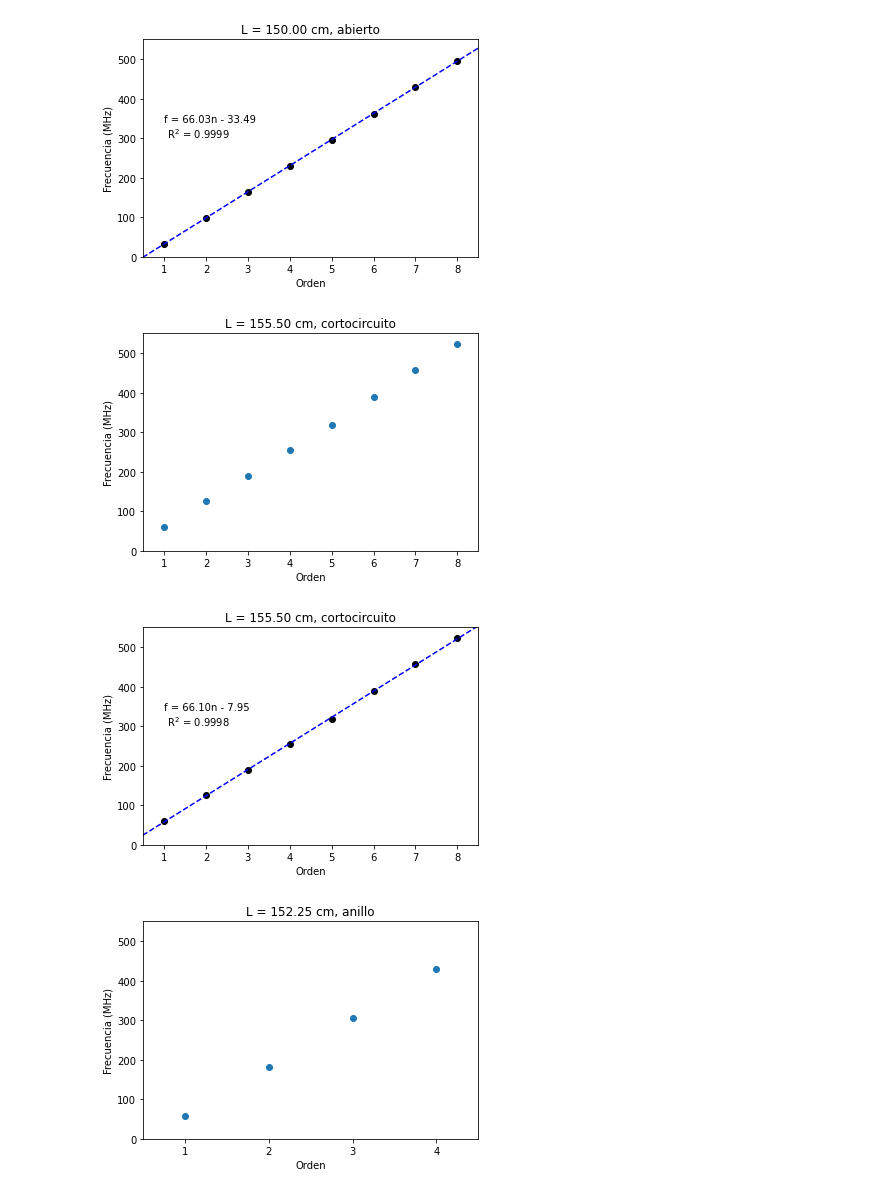
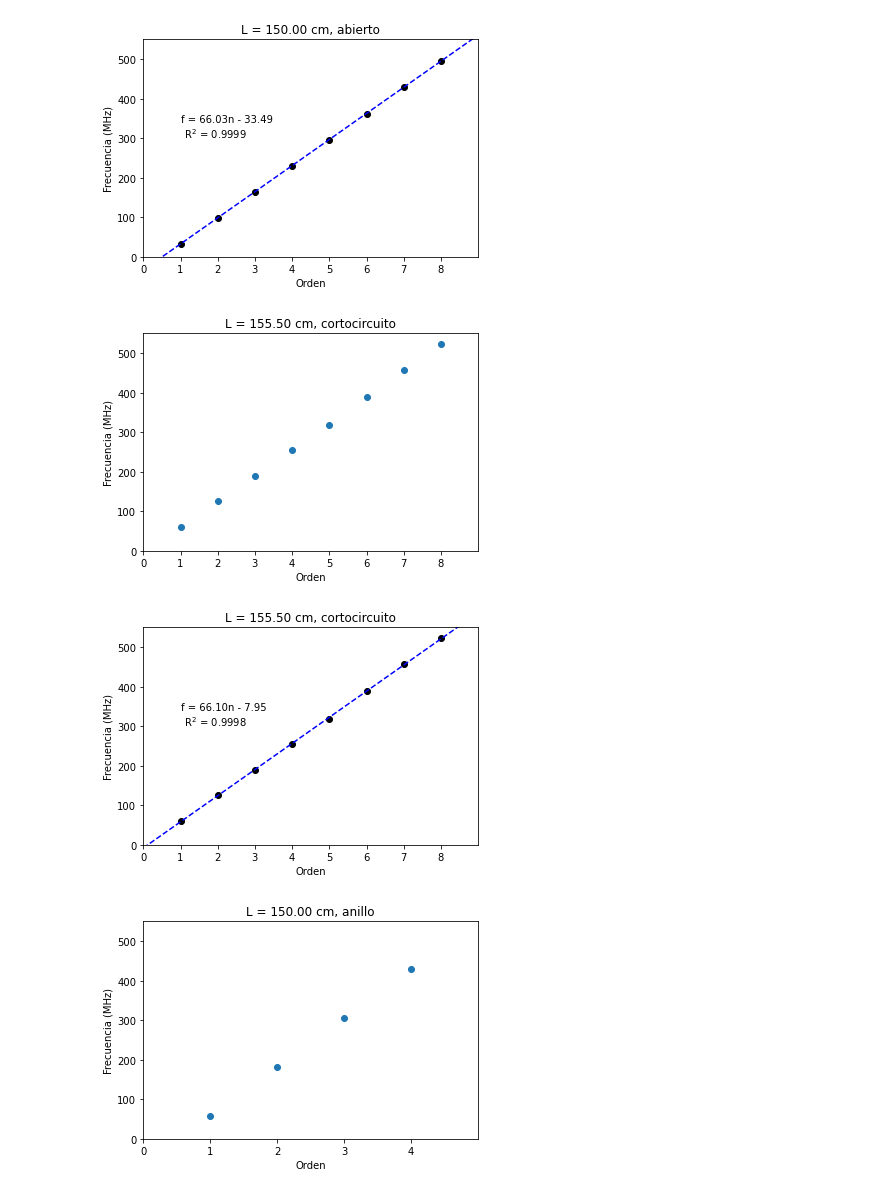
Before and after one commit to franceba3/PLIII, a Jupyter notebook: LEM12/ResonanciaOndasEM/plot.ipynb, the cells around one changed output. Saved outputs shown, nothing was run; the diff lists cells and outputs as text; code cells hidden in the pictures.

```diff
--- a/LEM12/ResonanciaOndasEM/plot.ipynb
+++ b/LEM12/ResonanciaOndasEM/plot.ipynb
@@ -11,11 +11,11 @@ def linest(y, i, tit):
     plt.figure(i + 7)
     plt.plot(x, y, 'ko', list(range(len(y) + 2)), m * np.asarray(list(range(len(y) + 2))) + b, '--b')
     plt.title(tit)
-    plt.xticks(list(range(len(y) + 1))[1:])
+    plt.xticks(list(range(len(y) + 1)))
     plt.ylabel("Frecuencia (MHz)")
     plt.xlabel("Orden")
     plt.ylim(0, 550)
-    plt.xlim(0.5, len(y) + 0.5)
+    plt.xlim(0, len(y) + 1)
     r = 0.9998 if i == 1 else 0.9999
     txt = "f = " + str(format(round(m, 2), '.2f')) + "n - " + str(abs(round(b, 2))) + "\n R$^2$ = " + str(r)
     plt.text(1, 300, txt)
@@ -27,12 +27,12 @@ for i in range(0, 6):
     plt.figure(i + 1)
     plt.plot(list(range(len(y) + 1))[1:], y, "o")
     plt.ylim(0, 550) #comentar si queda peor.
-    plt.xlim(0.5, len(y) + 0.5)
+    plt.xlim(0, len(y) + 1)
     #plt.grid()
-    tit = ["L = 150.00 cm, abierto", "L = 155.50 cm, cortocircuito", "L = 152.25 cm, anillo",
-          "L = 275.00 cm, abierto", "L = 280.5 cm, cortocircuito", "L = 277.25 cm, anillo"]
+    tit = ["L = 150.00 cm, abierto", "L = 155.50 cm, cortocircuito", "L = 150.00 cm, anillo",
+          "L = 275.00 cm, abierto", "L = 280.50 cm, cortocircuito", "L = 275.00 cm, anillo"]
     plt.title(tit[i])
-    plt.xticks(list(range(len(y) + 1))[1:])
+    plt.xticks(list(range(len(y) + 1)))
     plt.ylabel("Frecuencia (MHz)")
     plt.xlabel("Orden")
     linest(y, i, tit[i])
@@ -53,4 +53,4 @@ for i in range(0, 6):
-[figure, old version]
+[figure, new version]
-[figure, old version]
+[figure, new version]
-[figure, old version]
+[figure, new version]
-[figure, old version]
+[figure, new version]
```
Also changed, not shown: parts of 1 cell of this notebook, 25 other files.
